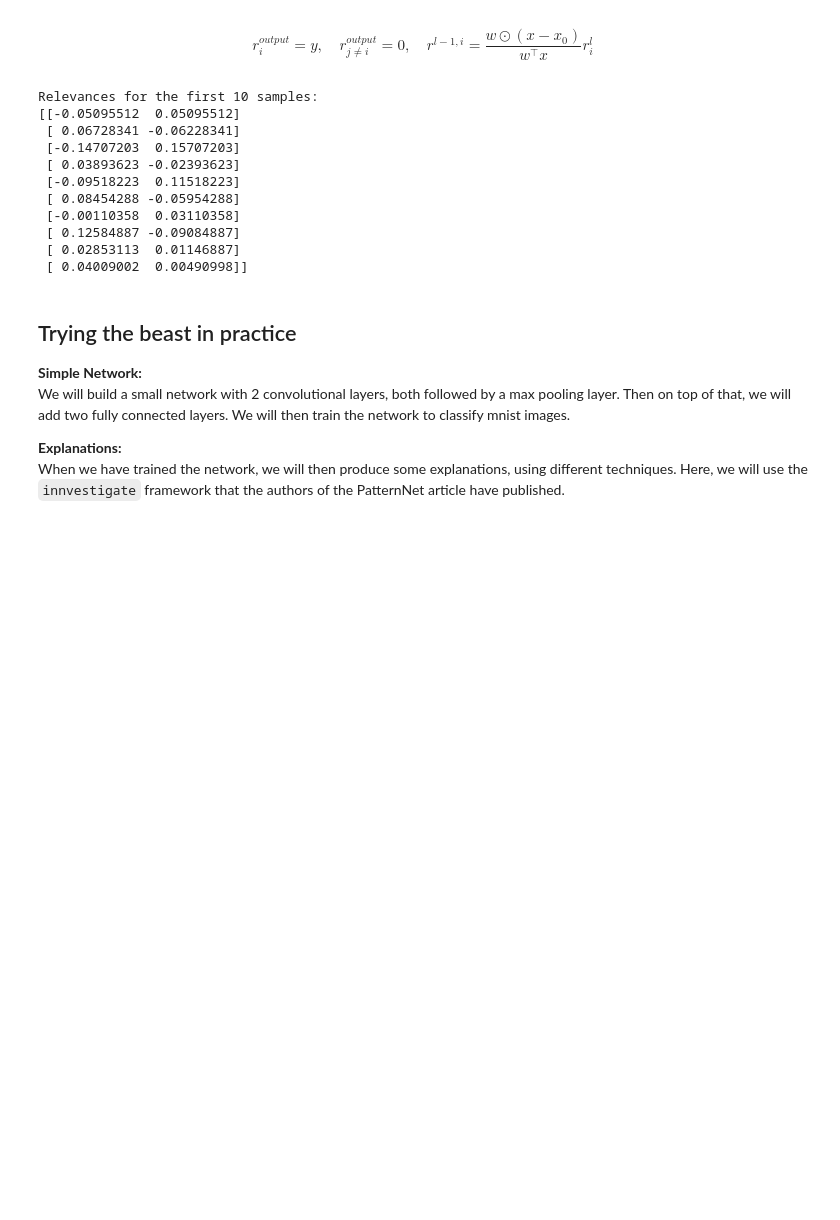
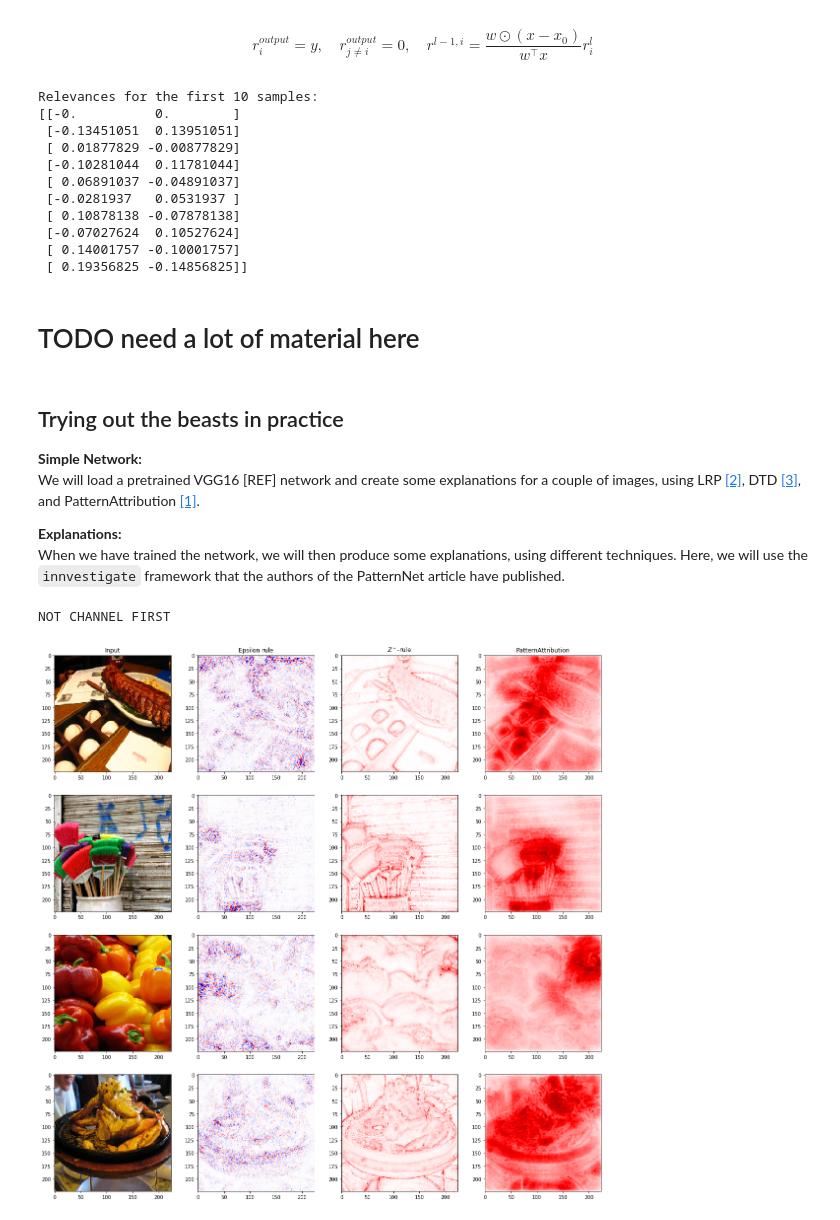
Before and after one commit to fhvilshoj/PatternNetPresentation, a Jupyter notebook: presentation.ipynb, the cells around one changed output. Drawn from its saved outputs; the diff is of its cells as text; code cells hidden in the pictures; blank space fills up the shorter version.

```diff
--- a/presentation.ipynb
+++ b/presentation.ipynb
@@ -76,27 +86,29 @@ $$r_i^{output} = y, \quad r_{j \neq i}^{output} = 0, \quad r^{l-1,i} = \frac{w \
 # Layer-Wise Relevance Propagation [REF]
 # Epsilon rule
 Zij   = X * w.reshape((1, 2))
-R     = Zij / Zij.sum(1, keepdims=True) * y_hat.reshape((n, 1))
+R     = Zij / (Zij.sum(1, keepdims=True) + 1e-10) * y_hat.reshape((n, 1))
 
 print("Relevances for the first 10 samples:")
 print(R[:10])
 # %% [output]
 Relevances for the first 10 samples:
-[[-0.05095512  0.05095512]
- [ 0.06728341 -0.06228341]
- [-0.14707203  0.15707203]
- [ 0.03893623 -0.02393623]
- [-0.09518223  0.11518223]
- [ 0.08454288 -0.05954288]
- [-0.00110358  0.03110358]
- [ 0.12584887 -0.09084887]
- [ 0.02853113  0.01146887]
- [ 0.04009002  0.00490998]]
+[[-0.          0.        ]
+ [-0.13451051  0.13951051]
+ [ 0.01877829 -0.00877829]
+ [-0.10281044  0.11781044]
+ [ 0.06891037 -0.04891037]
+ [-0.0281937   0.0531937 ]
+ [ 0.10878138 -0.07878138]
+ [-0.07027624  0.10527624]
+ [ 0.14001757 -0.10001757]
+ [ 0.19356825 -0.14856825]]
+# %% [markdown]
+# TODO need a lot of material here
 # %% [markdown]
-## Trying the beast in practice
+## Trying out the beasts in practice
 
 **Simple Network:**
-We will build a small network with 2 convolutional layers, both followed by a max pooling layer. Then on top of that, we will add two fully connected layers. We will then train the network to classify mnist images.
+We will load a pretrained VGG16 [REF] network and create some explanations for a couple of images, using LRP [[2]](#References), DTD [[3]](#References), and PatternAttribution [[1]](#References).
 
 **Explanations:**
 When we have trained the network, we will then produce some explanations, using different techniques.
@@ -113,6 +125,7 @@ import keras.models
 from keras.models import model_from_json
 import keras.utils
 
+
 import innvestigate
 import innvestigate.applications.imagenet
 import innvestigate.layers as ilayers
@@ -121,8 +134,10 @@ import innvestigate.utils.keras as kutils
 import innvestigate.utils.keras.checks as kchecks
 import innvestigate.utils.keras.graph as kgraph
 
-eutils = imp.load_source('utils', 'innvestigate/examples/utils.py')
-imgnetutils = imp.load_source('utils_imagenet', 'innvestigate/examples/utils_imagenet.py')
+
+#### LOAD MODEL AND UTILS ####
+eutils = imp.load_source('utils', './inn/examples/utils.py')
+imgnetutils = imp.load_source('utils_imagenet', './inn/examples/utils_imagenet.py')
 
 # Load the model definition.
 tmp = getattr(innvestigate.applications.imagenet, os.environ.get("NETWORKNAME", "vgg16"))
@@ -142,48 +157,52 @@ else:
     channel_axis = 3
 color_conversion = "BGRtoRGB" if net["color_coding"] == "BGR" else None
 
+# Load model and images
 model_wo_sm = iutils.keras.graph.model_wo_softmax(model)
 images, label_to_class_name = eutils.get_imagenet_data(net["image_shape"][0])
 if not len(images):
     raise Exception("Please download images")
 
-n_imgs = 4
-figs, ax = plot.subplots(n_imgs, 5, figsize=(16,5))
-
+# Prepare analyzers
 lrp_e = innvestigate.create_analyzer("lrp.epsilon", model_wo_sm)
 lrp_zp = innvestigate.create_analyzer("lrp.z_plus", model_wo_sm)
+lrp_pn = innvestigate.create_analyzer("pattern.net", model_wo_sm)
 
-lrp_pn = innvestigate.create_analyzer("lrp.z_plus", model_wo_sm)
-# TODO FIT PN ANALYZER
+# Learn signals
+imgs = np.array(list(map(lambda x: x[0], images)))
+lrp_pn.fit(imgs)
 
+#### PLOTTING STUFF ####
+n_imgs = 4
+figs, ax = plt.subplots(n_imgs, 4, figsize=(20,20))
 for i in range(n_imgs):
     # Choose a sample image and add batch axis
     image    = images[i][0][None, :, :, :]
 
     #Preprocess it for VGG16
     image_pp = imgnetutils.preprocess(image, net)
 
-    # Create analysis
+    # Create analysis                                        <-- Only interesting thing in plot part
     a_e      = lrp_e.analyze(image_pp)
     a_zp     = lrp_zp.analyze(image_pp)
     a_pn     = lrp_pn.analyze(image_pp)
 
     # Post process images
     a_e  = imgnetutils.postprocess(a_e, color_conversion, channels_first)
     a_zp = imgnetutils.postprocess(a_zp, color_conversion, channels_first)
-    a_zp = imgnetutils.postprocess(a_pn, color_conversion, channels_first)
+    a_pn = imgnetutils.postprocess(a_pn, color_conversion, channels_first)
 
     ax[i][0].imshow(image[0]/255)
     if i == 0: ax[i][0].set_title("Input")
 
     ax[i][1].imshow(imgnetutils.heatmap(a_e)[0])
     if i == 0: ax[i][1].set_title("Epsilon rule")
 
     ax[i][2].imshow(imgnetutils.heatmap(a_zp)[0])
     if i == 0: ax[i][2].set_title("$Z^+$-rule")
 
-    ax[i][3].imshow(imgnetutils.heatmap(r_z)[0])
+    ax[i][3].imshow(imgnetutils.heatmap(a_pn)[0])
     if i == 0: ax[i][3].set_title("PatternAttribution")
-
-plot.savefig('Figure1.png')
-plot.show()
+# %% [output]
+NOT CHANNEL FIRST
+[figure, added]
```
Also changed, not shown: parts of 6 cells of this notebook.
